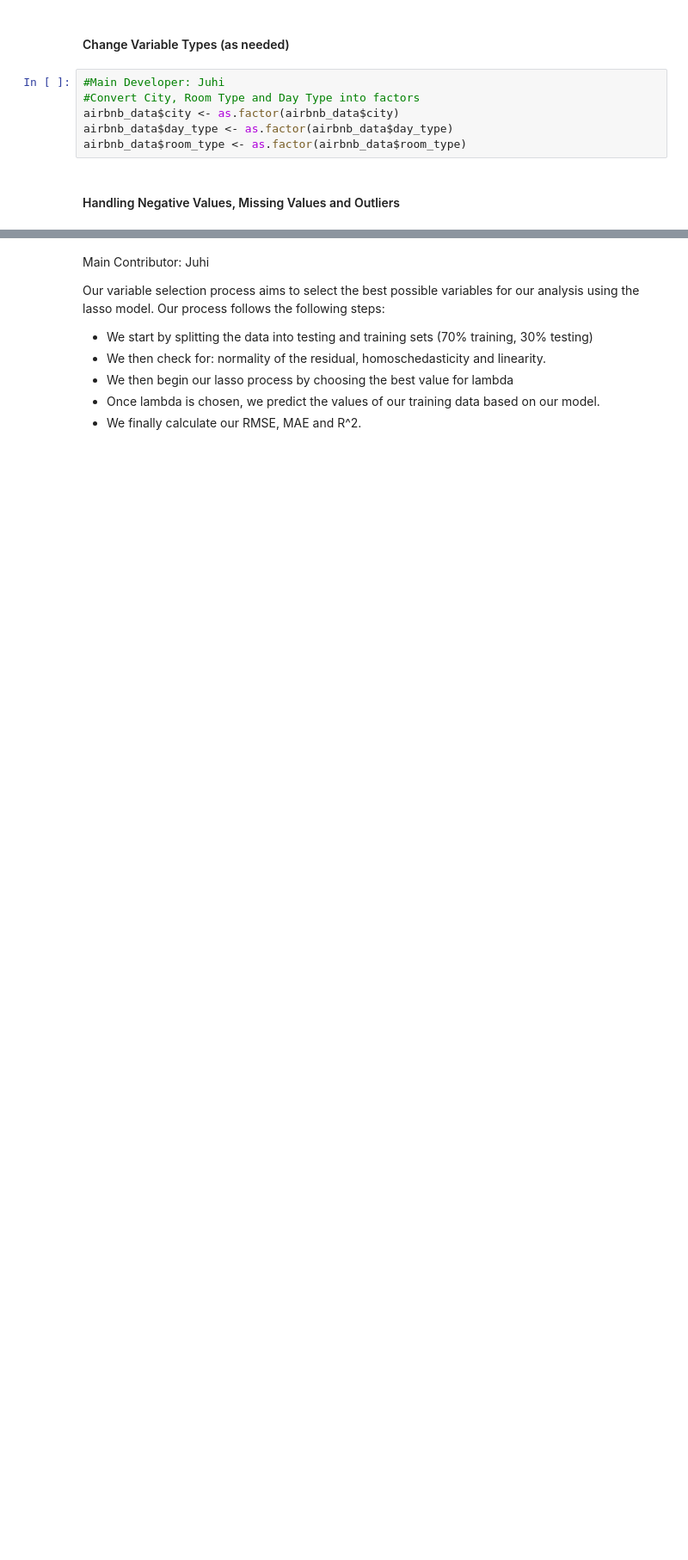
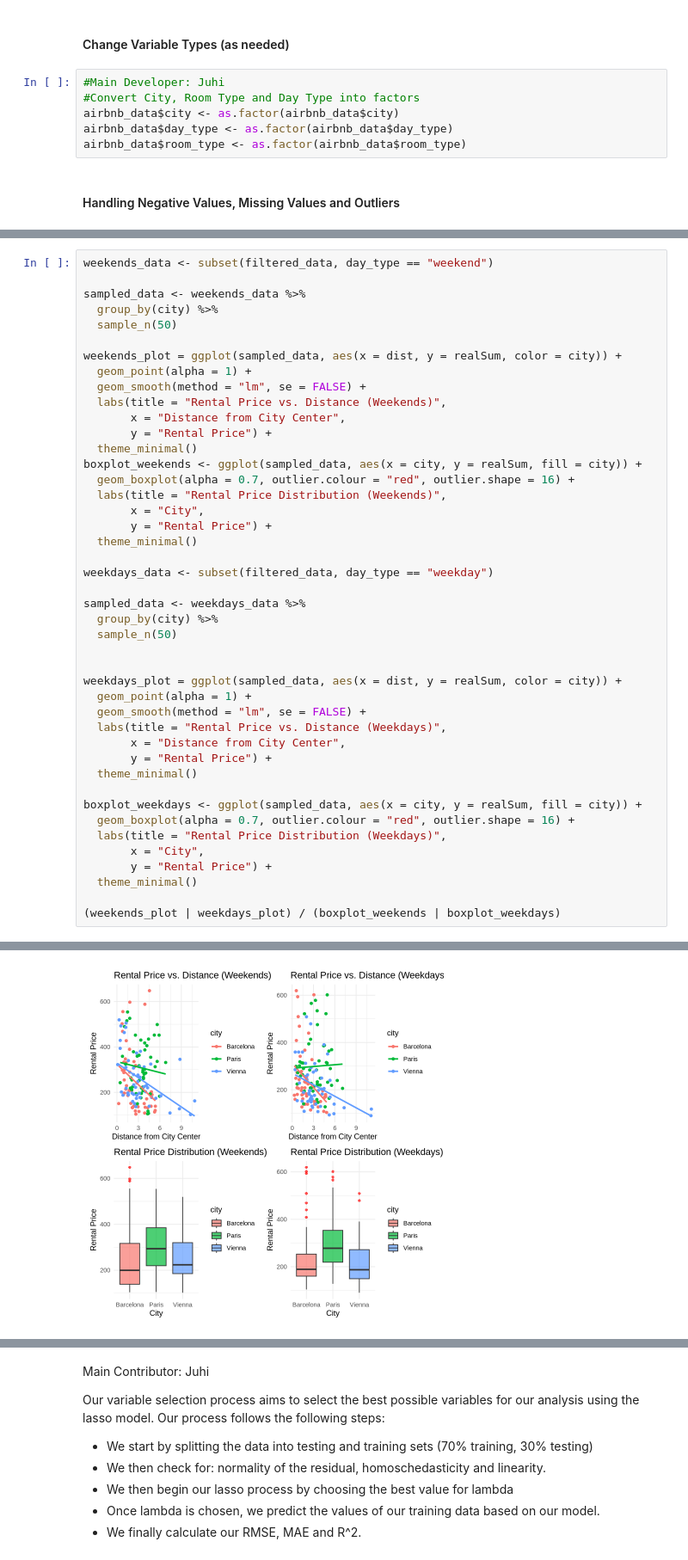
Before and after one commit to awhayat/stat-301-project, a Jupyter notebook: report.ipynb, the cells around one changed output, grey strips where cells are left out. Shown at 86% size. Cells and saved outputs as stored; diff of their text form; blank space fills up the shorter version.

```diff
--- a/report.ipynb
+++ b/report.ipynb
@@ -137,0 +140,45 @@ airbnb_data <- airbnb_data[!outliers_index, ]
+# %%
+weekends_data <- subset(filtered_data, day_type == "weekend")
+
+sampled_data <- weekends_data %>%
+  group_by(city) %>%
+  sample_n(50)
+
+weekends_plot = ggplot(sampled_data, aes(x = dist, y = realSum, color = city)) +
+  geom_point(alpha = 1) +
+  geom_smooth(method = "lm", se = FALSE) +
+  labs(title = "Rental Price vs. Distance (Weekends)",
+       x = "Distance from City Center",
+       y = "Rental Price") +
+  theme_minimal()
+boxplot_weekends <- ggplot(sampled_data, aes(x = city, y = realSum, fill = city)) +
+  geom_boxplot(alpha = 0.7, outlier.colour = "red", outlier.shape = 16) +
+  labs(title = "Rental Price Distribution (Weekends)",
+       x = "City",
+       y = "Rental Price") +
+  theme_minimal()
+
+weekdays_data <- subset(filtered_data, day_type == "weekday")
+
+sampled_data <- weekdays_data %>%
+  group_by(city) %>%
+  sample_n(50)
+
+
+weekdays_plot = ggplot(sampled_data, aes(x = dist, y = realSum, color = city)) +
+  geom_point(alpha = 1) +
+  geom_smooth(method = "lm", se = FALSE) +
+  labs(title = "Rental Price vs. Distance (Weekdays)",
+       x = "Distance from City Center",
+       y = "Rental Price") +
+  theme_minimal()
+
+boxplot_weekdays <- ggplot(sampled_data, aes(x = city, y = realSum, fill = city)) +
+  geom_boxplot(alpha = 0.7, outlier.colour = "red", outlier.shape = 16) +
+  labs(title = "Rental Price Distribution (Weekdays)",
+       x = "City",
+       y = "Rental Price") +
+  theme_minimal()
+
+(weekends_plot | weekdays_plot) / (boxplot_weekends | boxplot_weekdays)
+# %% [output]
@@ -137,0 +187 @@ airbnb_data <- airbnb_data[!outliers_index, ]
+[figure, added]
```
Also changed, not shown: parts of 18 cells of this notebook.
